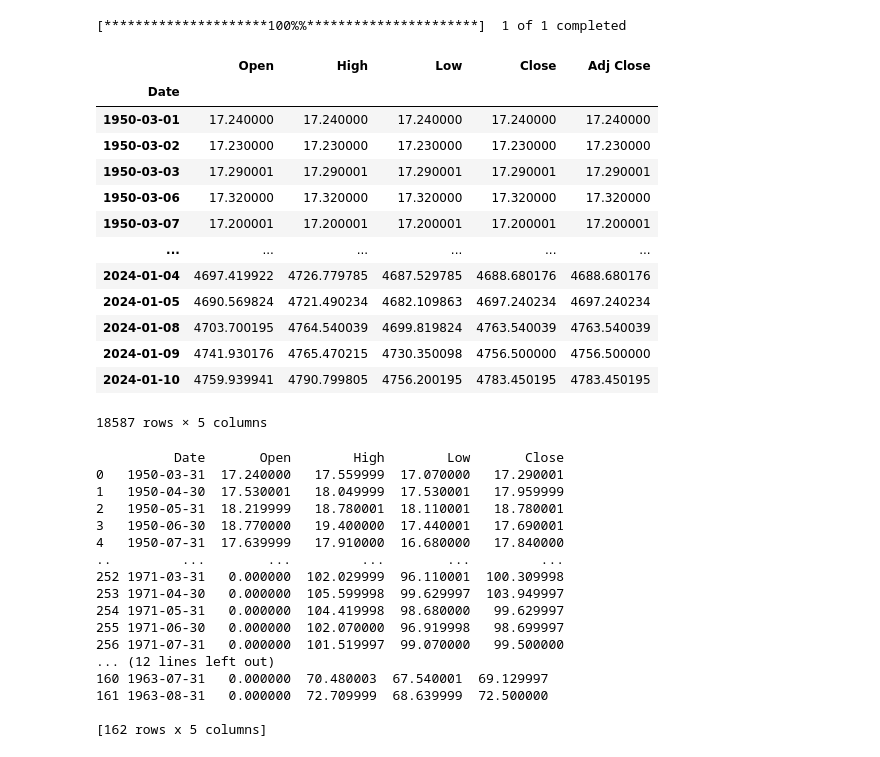
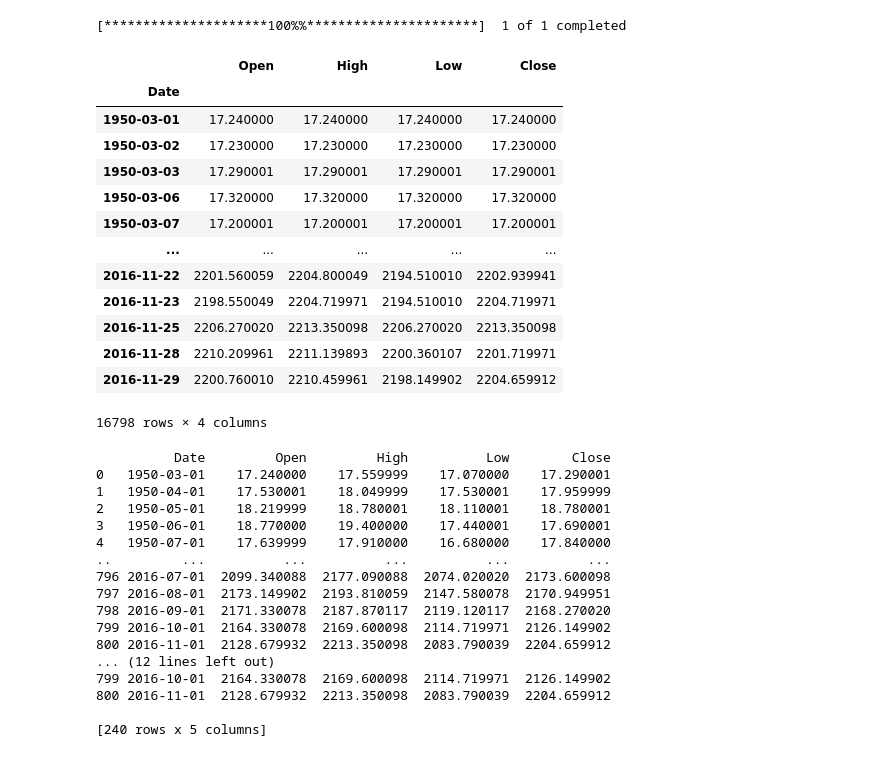
Before and after one commit to rinaaro/TS-project---HMM, a Jupyter notebook: Prediction.ipynb, the cells around one changed output. Drawn from its saved outputs; the diff is of its cells as text; code cells hidden in the pictures.

```diff
--- a/Prediction.ipynb
+++ b/Prediction.ipynb
@@ -14,56 +14,56 @@ import statsmodels.api as sm
 #import gdown
 # %%
 ticker = "^GSPC"  #S&P 500 index symbol
-data = yf.download(ticker, start="1950-03-01", end="2024-01-11", interval="1d")
+daily = yf.download(ticker, start="1950-03-01", end="2016-11-30", interval="1d")
 
-data = data[data.columns[0:5]]
-#data = data[:5348]
-data
+daily = daily[daily.columns[0:4]]
+daily
 # %% [output]
 [*********************100%%**********************]  1 of 1 completed
-|  | Open | High | Low | Close | Adj Close |
-| Date |  |  |  |  |  |
-| 1950-03-01 | 17.240000 | 17.240000 | 17.240000 | 17.240000 | 17.240000 |
-| 1950-03-02 | 17.230000 | 17.230000 | 17.230000 | 17.230000 | 17.230000 |
-| 1950-03-03 | 17.290001 | 17.290001 | 17.290001 | 17.290001 | 17.290001 |
-| 1950-03-06 | 17.320000 | 17.320000 | 17.320000 | 17.320000 | 17.320000 |
-| 1950-03-07 | 17.200001 | 17.200001 | 17.200001 | 17.200001 | 17.200001 |
-| ... | ... | ... | ... | ... | ... |
-| 2024-01-04 | 4697.419922 | 4726.779785 | 4687.529785 | 4688.680176 | 4688.680176 |
-| 2024-01-05 | 4690.569824 | 4721.490234 | 4682.109863 | 4697.240234 | 4697.240234 |
-| 2024-01-08 | 4703.700195 | 4764.540039 | 4699.819824 | 4763.540039 | 4763.540039 |
-| 2024-01-09 | 4741.930176 | 4765.470215 | 4730.350098 | 4756.500000 | 4756.500000 |
-| 2024-01-10 | 4759.939941 | 4790.799805 | 4756.200195 | 4783.450195 | 4783.450195 |
+|  | Open | High | Low | Close |
+| Date |  |  |  |  |
+| 1950-03-01 | 17.240000 | 17.240000 | 17.240000 | 17.240000 |
+| 1950-03-02 | 17.230000 | 17.230000 | 17.230000 | 17.230000 |
+| 1950-03-03 | 17.290001 | 17.290001 | 17.290001 | 17.290001 |
+| 1950-03-06 | 17.320000 | 17.320000 | 17.320000 | 17.320000 |
+| 1950-03-07 | 17.200001 | 17.200001 | 17.200001 | 17.200001 |
+| ... | ... | ... | ... | ... |
+| 2016-11-22 | 2201.560059 | 2204.800049 | 2194.510010 | 2202.939941 |
+| 2016-11-23 | 2198.550049 | 2204.719971 | 2194.510010 | 2204.719971 |
+| 2016-11-25 | 2206.270020 | 2213.350098 | 2206.270020 | 2213.350098 |
+| 2016-11-28 | 2210.209961 | 2211.139893 | 2200.360107 | 2201.719971 |
+| 2016-11-29 | 2200.760010 | 2210.459961 | 2198.149902 | 2204.659912 |
-18587 rows × 5 columns
+16798 rows × 4 columns
 # %%
 # Resample the data to monthly frequency
-obs = data.resample('M').agg({'Open': 'first','High': 'max','Low': 'min','Close': 'last'})
+full = daily.resample('MS').agg({'Open': 'first','High': 'max','Low': 'min','Close': 'last'})
 
 # Reset the index to have 'Date' as a column again
-obs = obs.reset_index()
+full = full.reset_index()
+full = full.dropna()
 
 # Print the monthly data
-print(obs)
+print(full)
 
-data = obs[:162]
-print(data)
+sample = full[561:801] #1996-2016
+print(sample)
 # %% [output]
-          Date       Open        High        Low       Close
-0   1950-03-31  17.240000   17.559999  17.070000   17.290001
-1   1950-04-30  17.530001   18.049999  17.530001   17.959999
-2   1950-05-31  18.219999   18.780001  18.110001   18.780001
-3   1950-06-30  18.770000   19.400000  17.440001   17.690001
-4   1950-07-31  17.639999   17.910000  16.680000   17.840000
-..         ...        ...         ...        ...         ...
-252 1971-03-31   0.000000  102.029999  96.110001  100.309998
-253 1971-04-30   0.000000  105.599998  99.629997  103.949997
-254 1971-05-31   0.000000  104.419998  98.680000   99.629997
-255 1971-06-30   0.000000  102.070000  96.919998   98.699997
-256 1971-07-31   0.000000  101.519997  99.070000   99.500000
+          Date         Open         High          Low        Close
+0   1950-03-01    17.240000    17.559999    17.070000    17.290001
+1   1950-04-01    17.530001    18.049999    17.530001    17.959999
+2   1950-05-01    18.219999    18.780001    18.110001    18.780001
+3   1950-06-01    18.770000    19.400000    17.440001    17.690001
+4   1950-07-01    17.639999    17.910000    16.680000    17.840000
+..         ...          ...          ...          ...          ...
+796 2016-07-01  2099.340088  2177.090088  2074.020020  2173.600098
+797 2016-08-01  2173.149902  2193.810059  2147.580078  2170.949951
+798 2016-09-01  2171.330078  2187.870117  2119.120117  2168.270020
+799 2016-10-01  2164.330078  2169.600098  2114.719971  2126.149902
+800 2016-11-01  2128.679932  2213.350098  2083.790039  2204.659912
 ... (12 lines left out)
-160 1963-07-31   0.000000  70.480003  67.540001  69.129997
-161 1963-08-31   0.000000  72.709999  68.639999  72.500000
+799 2016-10-01  2164.330078  2169.600098  2114.719971  2126.149902
+800 2016-11-01  2128.679932  2213.350098  2083.790039  2204.659912
 
-[162 rows x 5 columns]
+[240 rows x 5 columns]
 # %%
 # Remove any rows with missing values
```
Also changed, not shown: parts of 6 cells of this notebook.
